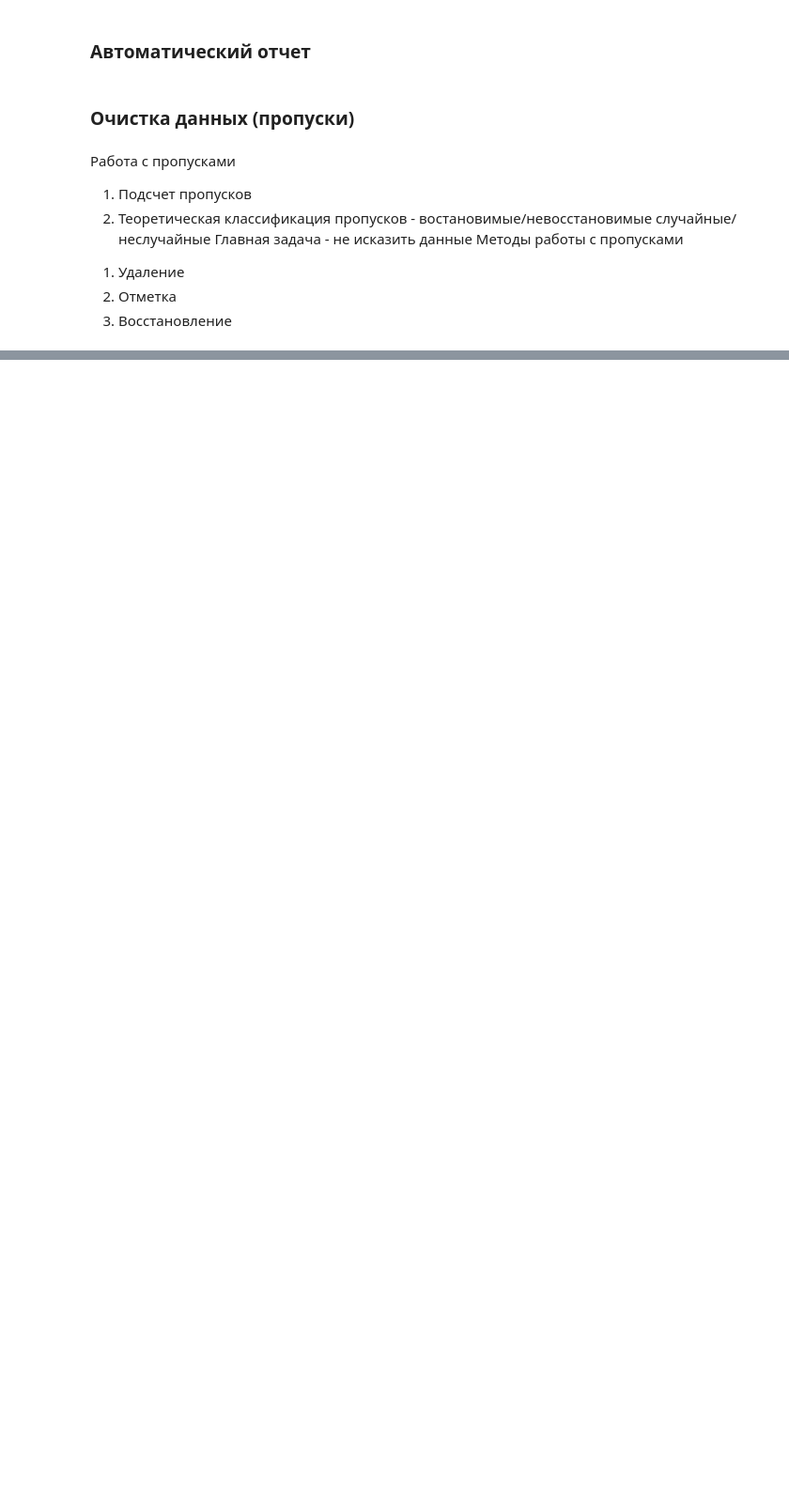
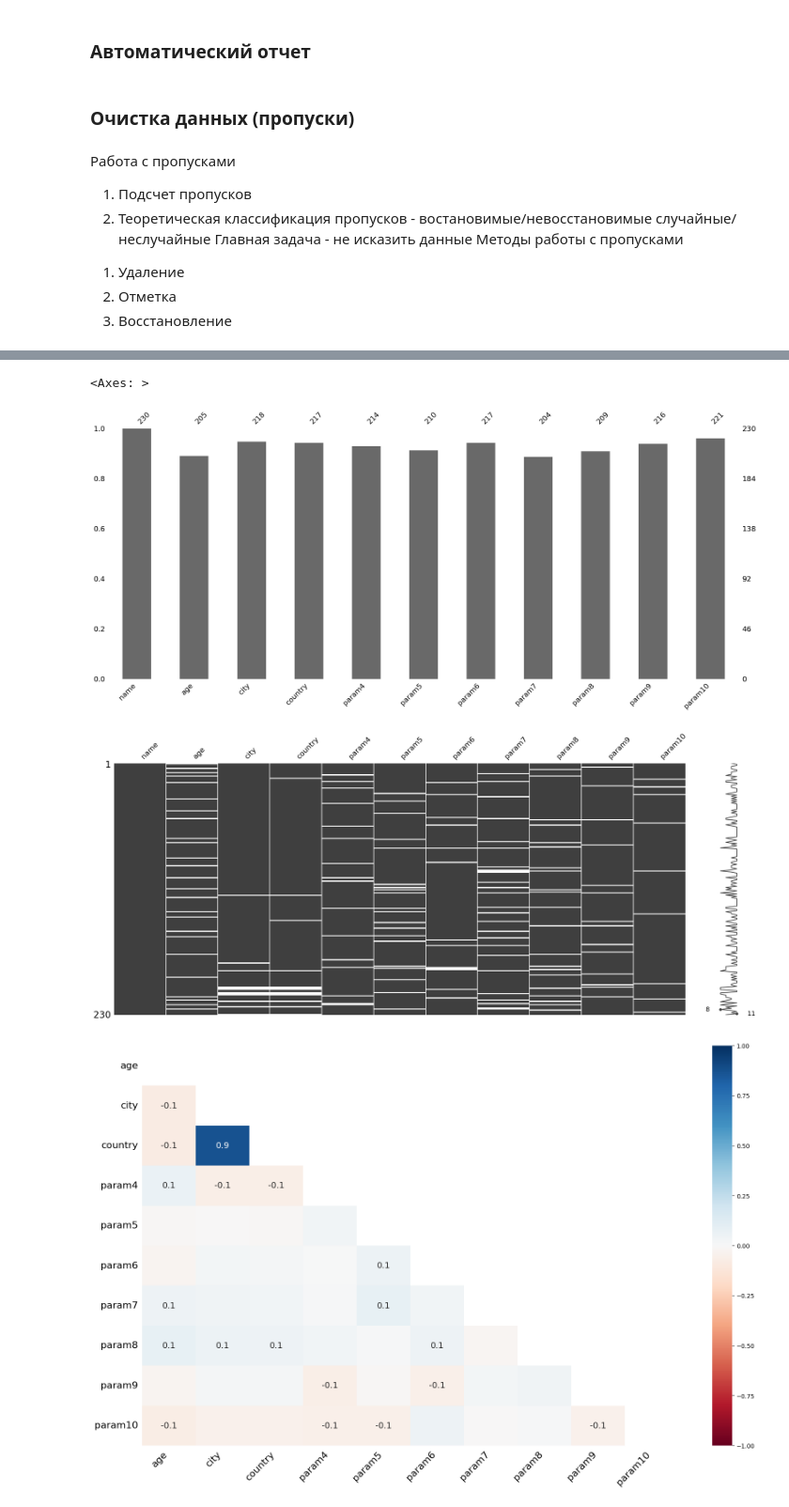
Before and after one commit to Jnesmey/Pipelines, a Jupyter notebook: EDA.ipynb, the cells around one changed output, grey strips where cells are left out. Shown at 94% size. Cells and saved outputs as stored; diff of their text form; code cells hidden in the pictures; blank space fills up the shorter version.

```diff
--- a/EDA.ipynb
+++ b/EDA.ipynb
@@ -78 +79,18 @@ thumbnail         0
 dtype: int64
+# %%
+df.fillna(0)
+# Замена пропущенных значений средними значениями
+df['Цена'].fillna(df['Цена'].mean(), inplace=True)
+df.fillna(df.mean())
+# Удаление столбов где превышен порог пропусков
+df.dropna(axis = 1, thresh=3)
+# Удаление строк с пропущенными значениями в столбце "Цена"
+df = df.dropna(subset=['Цена'])
+#Заполнение пропущенных значений на основе дополнительной информации
+df.loc[df['Модель'] == 'Outback', 'Цена'] = 17625
+# %%
+# Замена пропущенных значений в столбце "Тип топлива" на наиболее часто встречающееся значение
+mode_fuel_type = df['Тип топлива'].mode()[0]  # Вычисление моды (наиболее часто встречающегося значения)
+df['Тип топлива'].fillna(mode_fuel_type, inplace=True)
+# Присвоение пропускам специальной категории
+df.fillna(999999)
@@ -78,0 +100,11 @@ dtype: int64
+# %%
+# Спеиальная библиотечка для пропусков
+msno.bar(df)
+msno.matrix(df)
+# кореляии между пропусками
+msno.heatmap(df)
+# %% [output]
+<Axes: >
+[figure, added]
+[figure, added]
+[figure, added]
```
Also changed, not shown: parts of 4 cells of this notebook.
